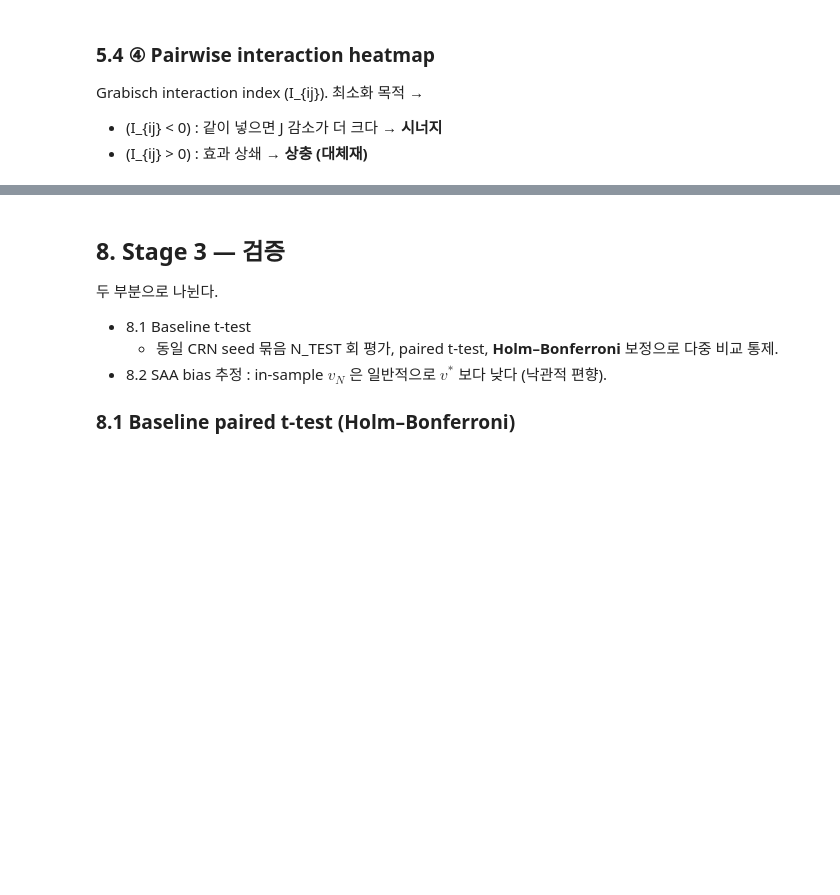
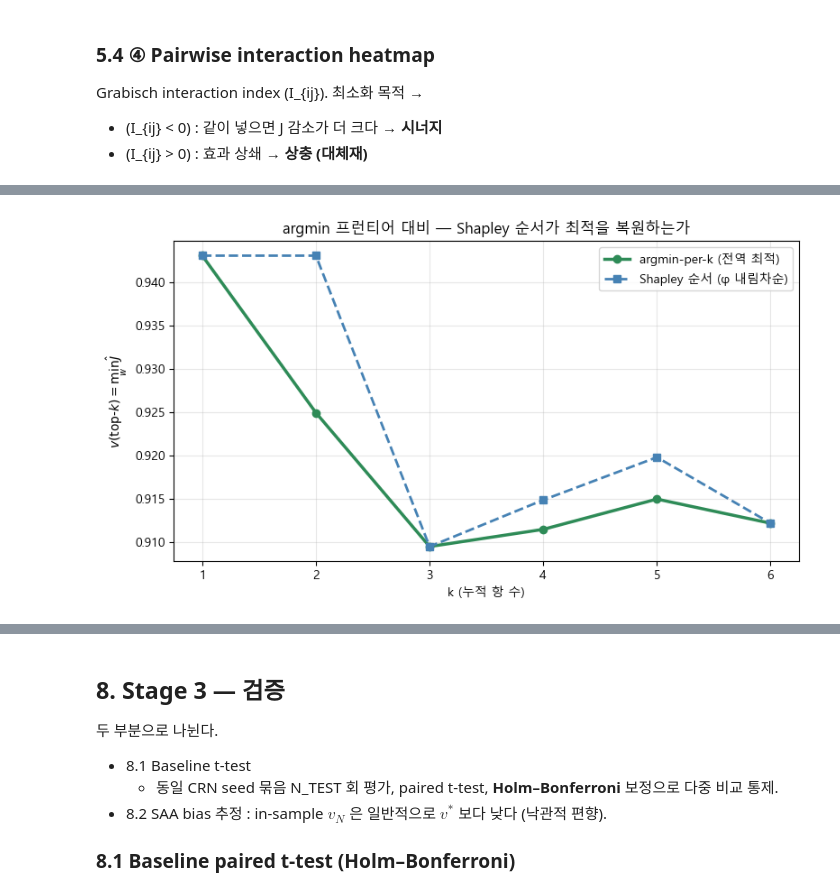
Before and after one commit to cryscham123/simulation_homework, a Jupyter notebook: tuning/composite_rule.ipynb, the cells around one changed output, grey strips where cells are left out. Drawn from its saved outputs; the diff is of its cells as text; code cells hidden in the pictures; blank space fills up the shorter version.

```diff
--- a/tuning/composite_rule.ipynb
+++ b/tuning/composite_rule.ipynb
@@ -462,93 +420,38 @@ value_cache 가 64개 부분집합을 모두 갖고 있어 추가 시뮬 없이
 # %%
-from tuning.composite_rule import value_function
+# Shapley φ 내림차순 누적 곡선 — downstream 에서 쓰는 elbow_df 유지
+elbow_df = cumulative_J_curve(evaluator, phi, value_cache,
+                              n_runs=N_RUNS, pso_kwargs=PSO_KWARGS, verbose=False)
+shap_order = [t for t, _ in sorted(phi.items(), key=lambda x: -x[1])]
+print(f'Shapley order : {shap_order}')
 
-def _adjusted_greedy_order(phi, inter_dict, terms):
-    """φ_t - 0.5 Σ I_{t,s} 기준 forward selection."""
-    selected, remaining = [], list(terms)
-    trace = []
-    while remaining:
-        scores = {}
-        for t in remaining:
-            penalty = 0.0
-            for s in selected:
-                key = (t, s) if (t, s) in inter_dict else (s, t)
-                penalty += 0.5 * inter_dict.get(key, 0.0)
-            scores[t] = phi[t] - penalty
-        best = max(scores, key=scores.get)
-        trace.append({'step': len(selected) + 1, 'pick': best,
-                      'adj_score': scores[best], 'phi': phi[best]})
-        selected.append(best)
-        remaining.remove(best)
-    return selected, pd.DataFrame(trace)
-
-adj_order, adj_trace = _adjusted_greedy_order(phi, inter, CANDIDATE_TERMS)
-print('[Interaction-adjusted forward selection]')
-print(adj_trace.to_string(index=False))
-shap_order = [t for t, _ in sorted(phi.items(), key=lambda x: -x[1])]
-print(f'\n→ adjusted order : {adj_order}')
-print(f'→ Shapley order  : {shap_order}')
-
-# 누적 J 곡선 — value_cache 가 흐랐으니 대수 재사용
-adj_rows = []
-for k in range(1, len(adj_order) + 1):
-    top_k = adj_order[:k]
-    S = frozenset(top_k)
-    if S in value_cache:
-        J_star = value_cache[S]['J*']
-        w_star = value_cache[S]['w*']
-    else:
-        out = value_function(evaluator, top_k, N_RUNS, PSO_KWARGS)
-        J_star = out['J*']; w_star = out['w*']
-        value_cache[S] = out
-    adj_rows.append({'k': k, 'terms': tuple(top_k), 'J*': J_star,
-                     'w*': tuple(float(x) for x in w_star) if len(w_star) else ()})
-adj_elbow_df = pd.DataFrame(adj_rows)
-save_value_cache(value_cache)
-
-# --- plot: 두 곡선 비교 ---
+# --- plot: argmin 프런티어 vs Shapley 순서 ---
 fig, ax = plt.subplots(figsize=(8, 4.5))
-ax.plot(elbow_df['k'], elbow_df['J*'], 'o-', color='steelblue', lw=2,
+ax.plot(argmin_df['k'], argmin_df['J*'], 'o-', color='seagreen', lw=2.5,
+        label='argmin-per-k (전역 최적)')
+ax.plot(elbow_df['k'], elbow_df['J*'], 's--', color='steelblue', lw=2,
         label='Shapley 순서 (φ 내림차순)')
-ax.plot(adj_elbow_df['k'], adj_elbow_df['J*'], 's--', color='darkorange', lw=2,
-        label='Interaction-adjusted 순서')
-for k, j in zip(elbow_df['k'], elbow_df['J*']):
-    ax.annotate(f'{j:.4f}', (k, j), textcoords='offset points',
-                xytext=(0, 10), ha='center', fontsize=8, color='steelblue')
-for k, j in zip(adj_elbow_df['k'], adj_elbow_df['J*']):
-    ax.annotate(f'{j:.4f}', (k, j), textcoords='offset points',
-                xytext=(0, -14), ha='center', fontsize=8, color='darkorange')
 ax.set_xlabel('k (누적 항 수)')
 ax.set_ylabel(r'$v(\text{top-}k) = \min_w \hat{J}$')
-ax.set_title('Elbow 비교 — Shapley 단독 vs Interaction-adjusted')
-ax.set_xticks(elbow_df['k'])
+ax.set_title('argmin 프런티어 대비 — Shapley 순서가 최적을 복원하는가')
+ax.set_xticks(argmin_df['k'])
 ax.grid(True, alpha=0.3)
 ax.legend()
 plt.tight_layout()
 plt.show()
 
-# 비교 표
+# --- 복원 gap 표 (0 이면 그 순서가 해당 k 의 전역 최적을 복원) ---
 cmp_df = pd.DataFrame({
-    'k': elbow_df['k'].values,
+    'k': argmin_df['k'].values,
+    'argmin_terms': argmin_df['terms'].values,
+    'argmin_J*': argmin_df['J*'].values,
     'shap_terms': elbow_df['terms'].values,
     'shap_J*': elbow_df['J*'].values,
-    'adj_terms': adj_elbow_df['terms'].values,
-    'adj_J*': adj_elbow_df['J*'].values,
 })
-cmp_df['delta_J (adj - shap)'] = cmp_df['adj_J*'] - cmp_df['shap_J*']
-print('\n[누적 J 비교]')
+cmp_df['shap_gap'] = cmp_df['shap_J*'] - cmp_df['argmin_J*']
+print('\n[argmin 대비 gap]')
 print(cmp_df.to_string(index=False))
 
-k_adj  = int(adj_elbow_df['J*'].idxmin()) + 1
-k_shap = int(elbow_df['J*'].idxmin()) + 1
-print(f'\n>>> adjusted-elbow 최소점: k={k_adj}, terms={list(adj_elbow_df.iloc[k_adj-1]["terms"])}  J*={adj_elbow_df.iloc[k_adj-1]["J*"]:.5f}')
-print(f'>>> Shapley-elbow  최소점: k={k_shap}, terms={list(elbow_df.iloc[k_shap-1]["terms"])}  J*={elbow_df.iloc[k_shap-1]["J*"]:.5f}')
-
-best_J_adj  = adj_elbow_df['J*'].min()
-best_J_shap = elbow_df['J*'].min()
-if best_J_adj < best_J_shap:
-    print(f'\n>>> adjusted 순서가 더 낮은 J* 달성 (Δ={best_J_shap - best_J_adj:+.5f}) → redundancy 보정이 의미 있음.')
-elif best_J_adj > best_J_shap:
-    print(f'\n>>> Shapley 순서가 더 낮음 (Δ={best_J_adj - best_J_shap:+.5f}) → 0.5 계수가 과제일 수있음.')
-else:
-    print('\n>>> 두 순서의 최적 J* 같음 — redundancy 가 elbow 결정에 영향 없음.')
+shap_hit = [int(r.k) for r in cmp_df.itertuples() if abs(r.shap_gap) < 1e-9]
+print(f"\n>>> 전역 최적: {GLOBAL_BEST_TERMS} (k={GLOBAL_BEST_K}, J*={GLOBAL_BEST_J:.5f})")
+print(f">>> Shapley 순서가 전역 최적을 복원한 k : {shap_hit}")
 # %% [output]
@@ -571,0 +459 @@ findfont: Font family 'AppleGothic' not found.
+[figure, new version]
```
Also changed, not shown: parts of 19 cells of this notebook, 4 other files.
